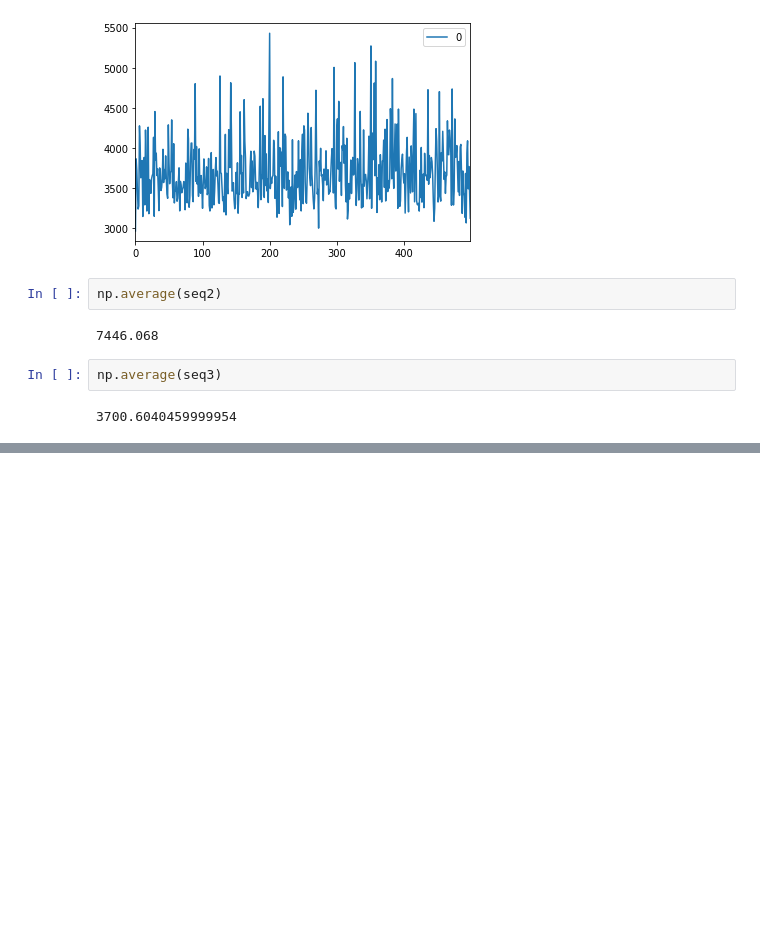
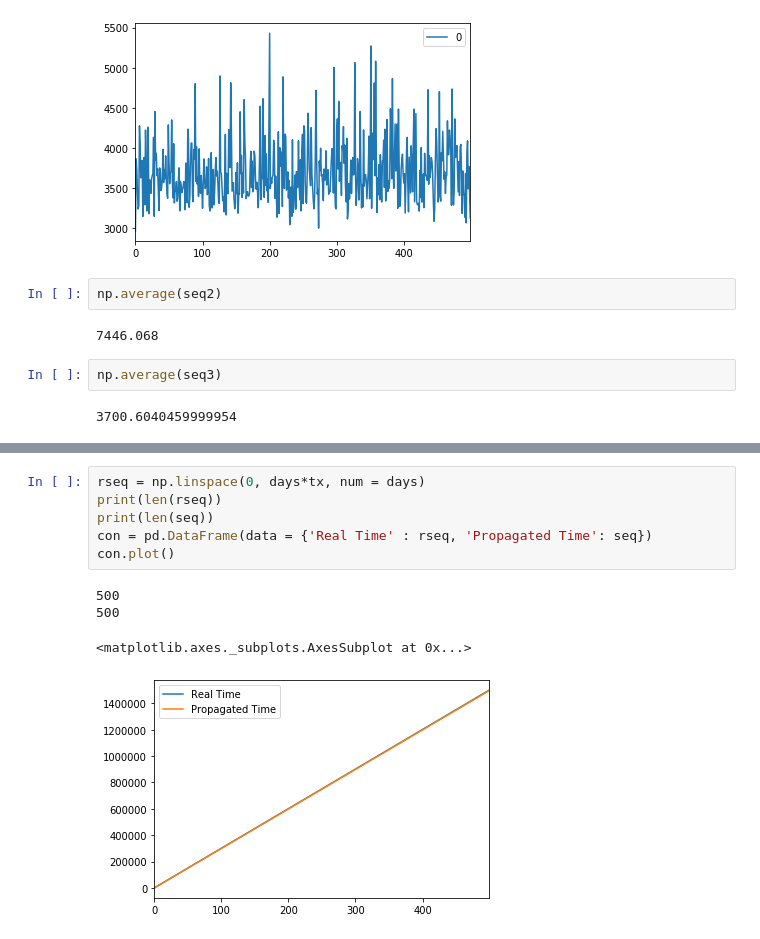
Before and after one commit to HanSeoulOh/mathproblems, a Jupyter notebook: stochasticGraphs.ipynb, the cells around one changed output, grey strips where cells are left out. Drawn from its saved outputs; the diff is of its cells as text; blank space fills up the shorter version.

```diff
--- a/stochasticGraphs.ipynb
+++ b/stochasticGraphs.ipynb
@@ -438,0 +516,11 @@ np.average(seq3)
+# %%
+rseq = np.linspace(0, days*tx, num = days)
+print(len(rseq))
+print(len(seq))
+con = pd.DataFrame(data = {'Real Time' : rseq, 'Propagated Time': seq})
+con.plot()
+# %% [output]
+500
+500
+<matplotlib.axes._subplots.AxesSubplot at 0x...>
+[figure, added]
```
Also changed, not shown: parts of 4 cells of this notebook.
